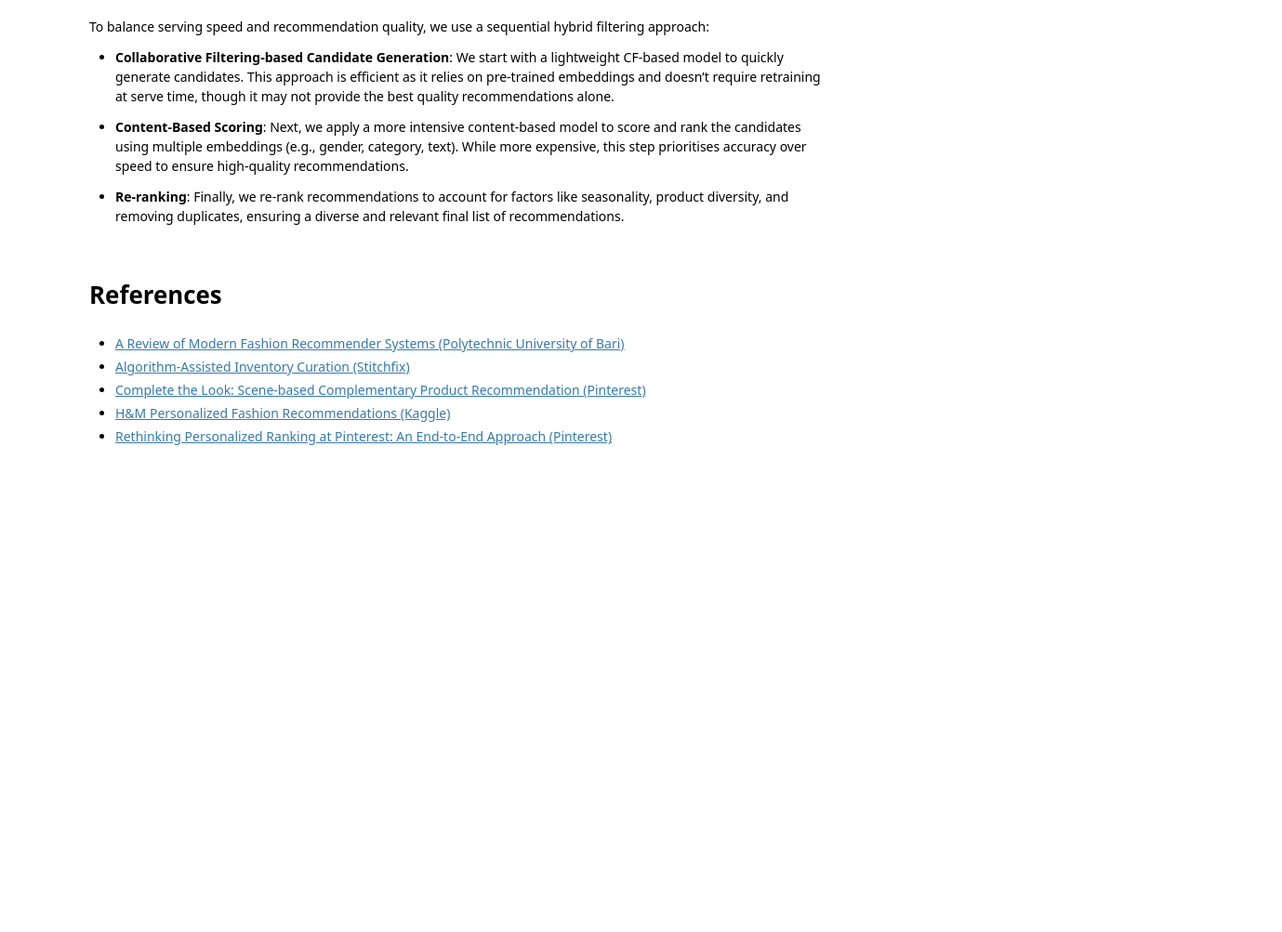
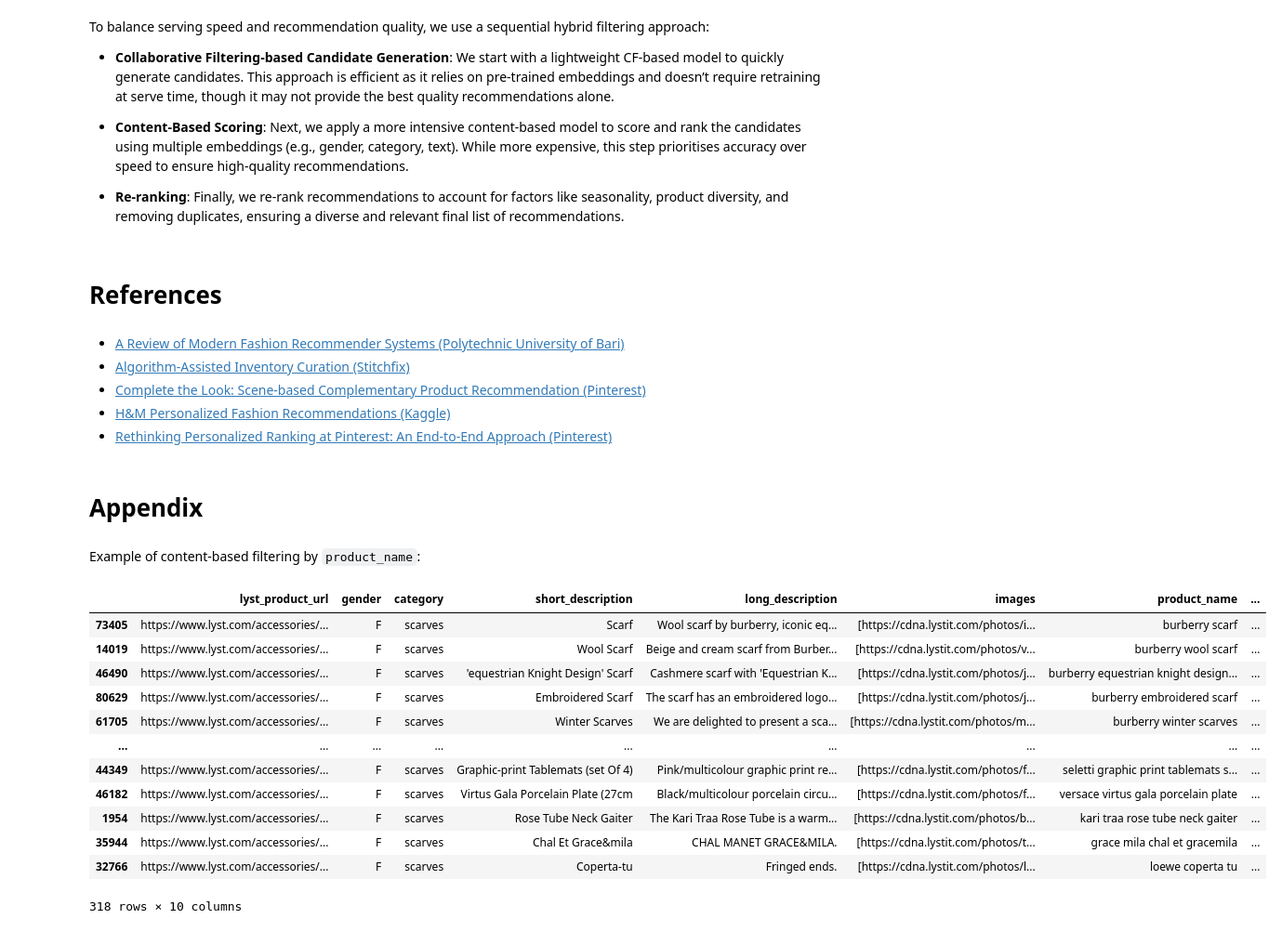
Before and after one commit to tlyleung/notebooks, a Jupyter notebook: product-recommender-system-from-search-queries.ipynb, the cells around one changed output. Shown at 93% size. Drawn from its saved outputs; the diff is of its cells as text; code cells hidden in the pictures; blank space fills up the shorter version.

```diff
--- a/product-recommender-system-from-search-queries.ipynb
+++ b/product-recommender-system-from-search-queries.ipynb
@@ -538,3 +543,34 @@ To balance serving speed and recommendation quality, we use a sequential hybrid
 - [Complete the Look: Scene-based Complementary Product Recommendation (Pinterest)](https://arxiv.org/abs/1812.01748)
 - [H&M Personalized Fashion Recommendations (Kaggle)](https://www.kaggle.com/competitions/h-and-m-personalized-fashion-recommendations/overview)
 - [Rethinking Personalized Ranking at Pinterest: An End-to-End Approach (Pinterest)](https://arxiv.org/abs/2209.08435)
+# %% [markdown]
+# Appendix
+# %% [markdown]
+Example of content-based filtering by `product_name`:
+# %%
+product  = df_product_catalog[df_product_catalog.product_name == "burberry scarf"].iloc[0]
+
+filtered_products = df_product_catalog[
+    # (df_product_catalog.product_name.str[:3] != product.product_name[:3]) &
+    (df_product_catalog.category == product.category) &
+    (df_product_catalog.gender == product.gender)
+].copy()
+
+filtered_product_embeddings = torch.tensor(np.stack(filtered_products["text_embedding"].values))
+product_embedding = torch.tensor(product.text_embedding)
+filtered_products["product_similarity"] = cos(filtered_product_embeddings, product_embedding).tolist()
+filtered_products.sort_values("product_similarity", ascending=False)
+# %% [output]
+|  | lyst_product_url | gender | category | short_description | long_description | images | product_name | ... |
+| 73405 | https://www.lyst.com/accessories/... | F | scarves | Scarf | Wool scarf by burberry, iconic eq... | [https://cdna.lystit.com/photos/i... | burberry scarf | ... |
+| 14019 | https://www.lyst.com/accessories/... | F | scarves | Wool Scarf | Beige and cream scarf from Burber... | [https://cdna.lystit.com/photos/v... | burberry wool scarf | ... |
+| 46490 | https://www.lyst.com/accessories/... | F | scarves | 'equestrian Knight Design' Scarf | Cashmere scarf with 'Equestrian K... | [https://cdna.lystit.com/photos/j... | burberry equestrian knight design... | ... |
+| 80629 | https://www.lyst.com/accessories/... | F | scarves | Embroidered Scarf | The scarf has an embroidered logo... | [https://cdna.lystit.com/photos/j... | burberry embroidered scarf | ... |
+| 61705 | https://www.lyst.com/accessories/... | F | scarves | Winter Scarves | We are delighted to present a sca... | [https://cdna.lystit.com/photos/m... | burberry winter scarves | ... |
+| ... | ... | ... | ... | ... | ... | ... | ... | ... |
+| 44349 | https://www.lyst.com/accessories/... | F | scarves | Graphic-print Tablemats (set Of 4) | Pink/multicolour graphic print re... | [https://cdna.lystit.com/photos/f... | seletti graphic print tablemats s... | ... |
+| 46182 | https://www.lyst.com/accessories/... | F | scarves | Virtus Gala Porcelain Plate (27cm | Black/multicolour porcelain circu... | [https://cdna.lystit.com/photos/f... | versace virtus gala porcelain plate | ... |
+| 1954 | https://www.lyst.com/accessories/... | F | scarves | Rose Tube Neck Gaiter | The Kari Traa Rose Tube is a warm... | [https://cdna.lystit.com/photos/b... | kari traa rose tube neck gaiter | ... |
+| 35944 | https://www.lyst.com/accessories/... | F | scarves | Chal Et Grace&mila | CHAL MANET GRACE&MILA. | [https://cdna.lystit.com/photos/t... | grace mila chal et gracemila | ... |
+| 32766 | https://www.lyst.com/accessories/... | F | scarves | Coperta-tu | Fringed ends. | [https://cdna.lystit.com/photos/l... | loewe coperta tu | ... |
+318 rows × 10 columns
```
Also changed, not shown: parts of 8 cells of this notebook.
